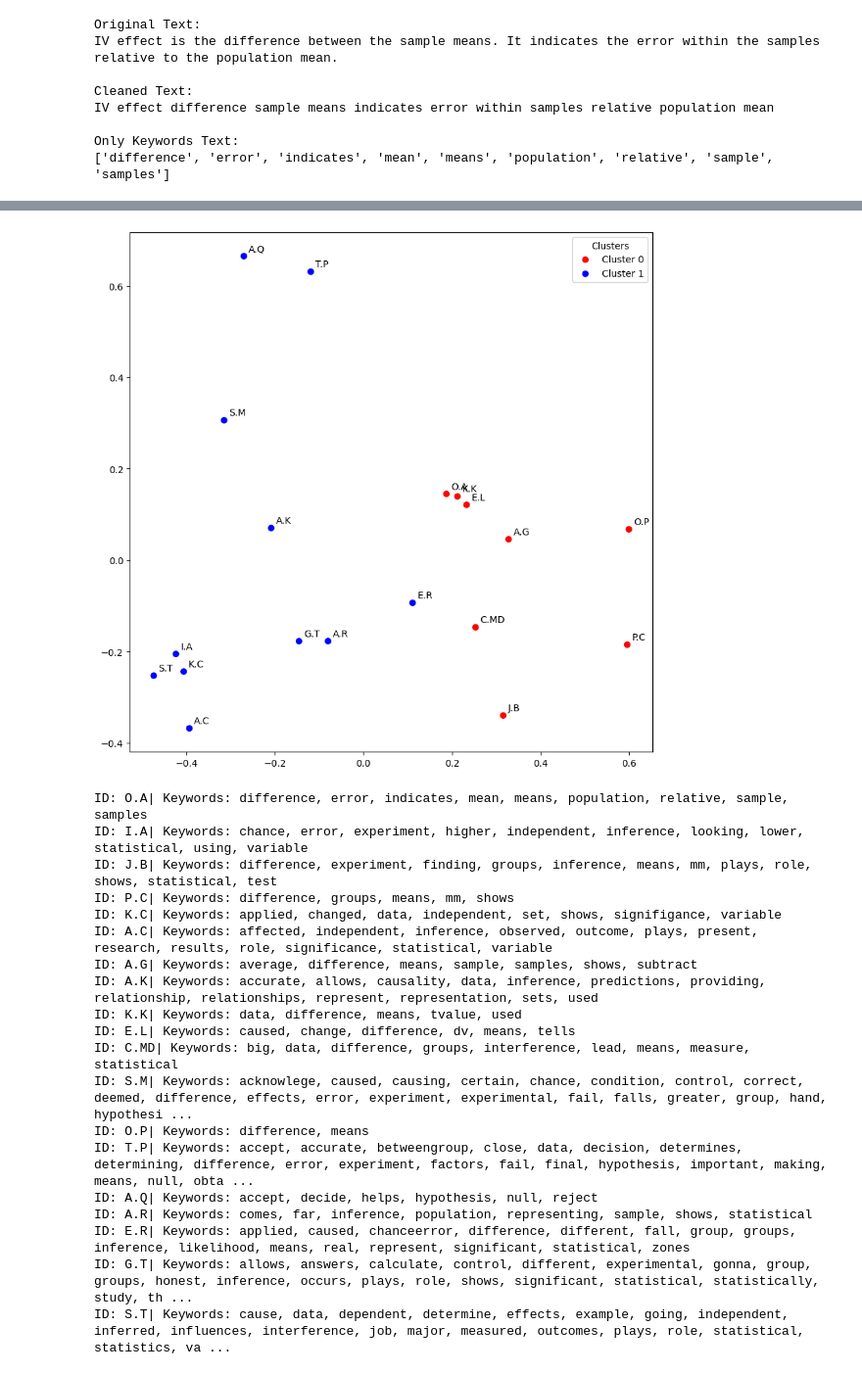
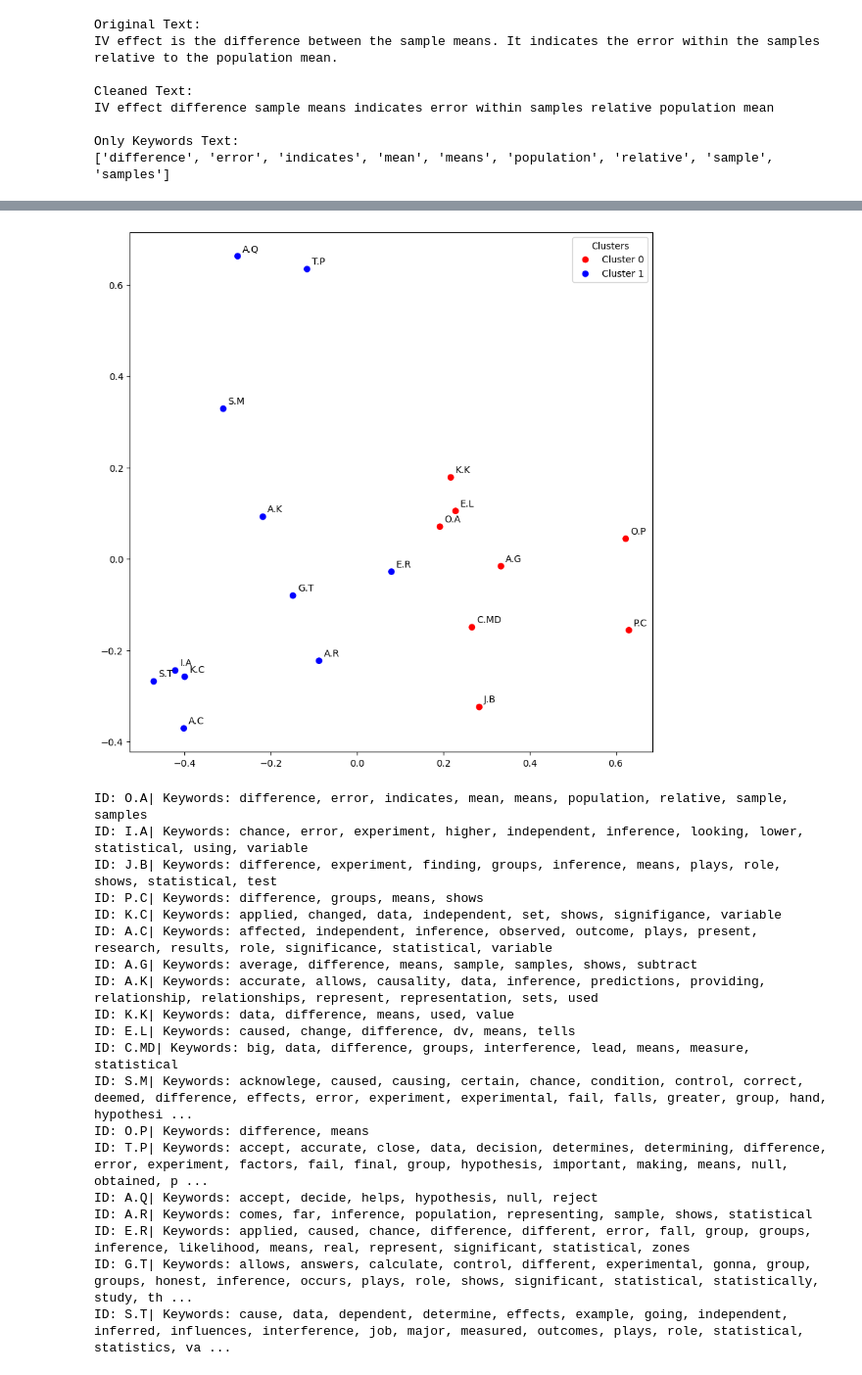
Before and after one commit to IsaiasPrez1003/TF-IDF-Stats-Topic-Modeling, a Jupyter notebook: TF-IDF scripts/TM_Q3.ipynb, the cells around one changed output, grey strips where cells are left out. Shown at 98% size. Drawn from its saved outputs; the diff is of its cells as text; code cells hidden in the pictures.

Commit message:
Applied changes form TM_Q1 to TM_Q2.

```diff
--- a/TF-IDF scripts/TM_Q3.ipynb
+++ b/TF-IDF scripts/TM_Q3.ipynb
@@ -78,6 +78,10 @@ def remove_stop_punc(text, stops):
 
     final = "".join([i for i in final if not i.isdigit()])
 
+    final = final.replace("/", " ")
+
+    final = final.replace("-", " ")
+
     final = final.translate(str.maketrans("", "", string.punctuation + "()"))
 
     while "  " in final:
@@ -257,7 +261,7 @@ num_components = min(2, len(vectors_Q3.toarray()))
 pca = PCA(n_components=num_components)
 scatter_plot_points = pca.fit_transform(vectors_Q3.toarray())
 
-colors = ["red", "blue", "green"]
+colors = ["red", "blue"]
 
 num_clusters = len(set(kmean_indices))
 cluster_colors = colors[:num_clusters]
@@ -270,50 +274,50 @@ scatter = ax.scatter(x_axis,
                      y_axis,
                      c=[colors[d] for d in kmean_indices]
                      )
 
 for i, txt in enumerate(ID_code):
     ax.annotate(txt[0:11],
                 (x_axis[i],
                  y_axis[i]),
                 textcoords="offset points",
                 xytext=(5,5),
                 fontsize = 10)
 
 
 handles = [plt.Line2D([0],[0],
                         marker = "o",
                         color = "w",
                         markerfacecolor = colors[i],
                         markersize = 8) for i in range(num_clusters)
             ]
 
 ax.legend(handles,
           [f"Cluster {i}" for i in range(num_clusters)],
           title = "Clusters")
 
 # Show Plot
 plt.show()
 
 for id_code, keywords in zip(ID_code, all_keywords):
     print(f"ID: {id_code}| Keywords: {', '.join(keywords)}")
 # %% [output]
-[figure, old version]
+[figure, new version]
 ID: O.A| Keywords: difference, error, indicates, mean, means, population, relative, sample, samples
 ID: I.A| Keywords: chance, error, experiment, higher, independent, inference, looking, lower, statistical, using, variable
-ID: J.B| Keywords: difference, experiment, finding, groups, inference, means, mm, plays, role, shows, statistical, test
-ID: P.C| Keywords: difference, groups, means, mm, shows
+ID: J.B| Keywords: difference, experiment, finding, groups, inference, means, plays, role, shows, statistical, test
+ID: P.C| Keywords: difference, groups, means, shows
 ID: K.C| Keywords: applied, changed, data, independent, set, shows, signifigance, variable
 ID: A.C| Keywords: affected, independent, inference, observed, outcome, plays, present, research, results, role, significance, statistical, variable
 ID: A.G| Keywords: average, difference, means, sample, samples, shows, subtract
 ID: A.K| Keywords: accurate, allows, causality, data, inference, predictions, providing, relationship, relationships, represent, representation, sets, used
-ID: K.K| Keywords: data, difference, means, tvalue, used
+ID: K.K| Keywords: data, difference, means, used, value
 ID: E.L| Keywords: caused, change, difference, dv, means, tells
 ID: C.MD| Keywords: big, data, difference, groups, interference, lead, means, measure, statistical
 ID: S.M| Keywords: acknowlege, caused, causing, certain, chance, condition, control, correct, deemed, difference, effects, error, experiment, experimental, fail, falls, greater, group, hand, hypothesi ...
 ID: O.P| Keywords: difference, means
-ID: T.P| Keywords: accept, accurate, betweengroup, close, data, decision, determines, determining, difference, error, experiment, factors, fail, final, hypothesis, important, making, means, null, obta ...
+ID: T.P| Keywords: accept, accurate, close, data, decision, determines, determining, difference, error, experiment, factors, fail, final, group, hypothesis, important, making, means, null, obtained, p ...
 ID: A.Q| Keywords: accept, decide, helps, hypothesis, null, reject
 ID: A.R| Keywords: comes, far, inference, population, representing, sample, shows, statistical
-ID: E.R| Keywords: applied, caused, chanceerror, difference, different, fall, group, groups, inference, likelihood, means, real, represent, significant, statistical, zones
+ID: E.R| Keywords: applied, caused, chance, difference, different, error, fall, group, groups, inference, likelihood, means, real, represent, significant, statistical, zones
 ID: G.T| Keywords: allows, answers, calculate, control, different, experimental, gonna, group, groups, honest, inference, occurs, plays, role, shows, significant, statistical, statistically, study, th ...
 ID: S.T| Keywords: cause, data, dependent, determine, effects, example, going, independent, inferred, influences, interference, job, major, measured, outcomes, plays, role, statistical, statistics, va ...
```
Also changed, not shown: parts of 6 cells of this notebook.
